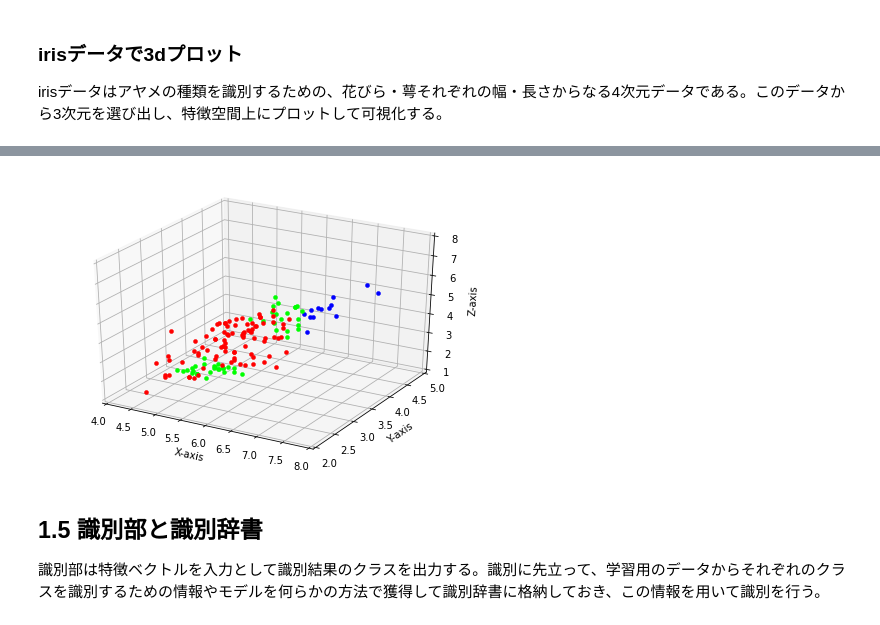
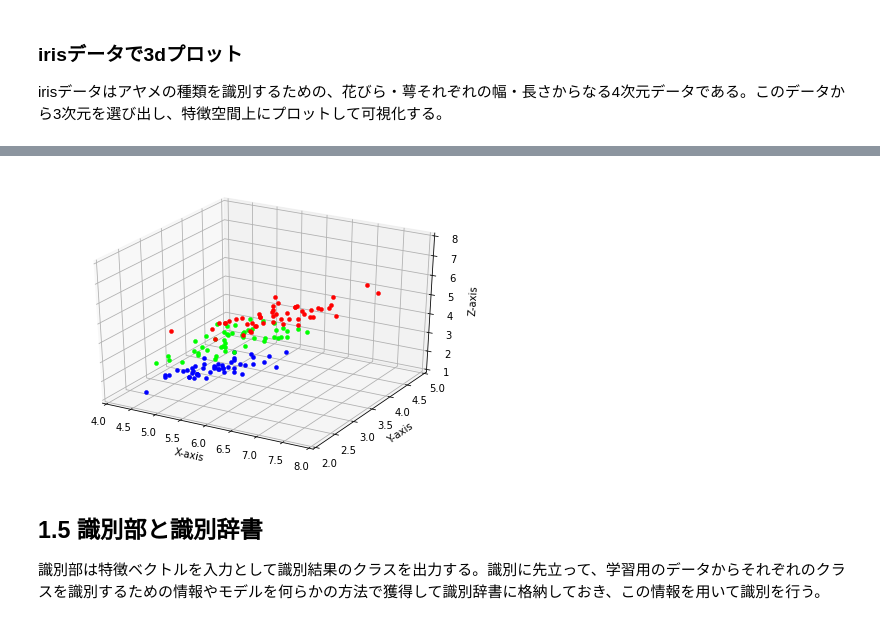
Before and after one commit to MasahiroAraki/SpeechRecognition, a Jupyter notebook: Python/chap01.ipynb, the cells around one changed output, grey strips where cells are left out. Drawn from its saved outputs; the diff is of its cells as text; code cells hidden in the pictures.

```diff
--- a/Python/chap01.ipynb
+++ b/Python/chap01.ipynb
@@ -160,39 +160,39 @@ iris.data           100%[===================>]   4.44K  --.-KB/s    in 0s
 # %%
 import numpy as np
 import matplotlib.pyplot as plt
 from mpl_toolkits.mplot3d import Axes3D
 import pandas as pd
 
 # ファイル読み込み
 df = pd.read_csv('iris.data', header=None, names=['sepallength', 'sepalwidth', 'petallength', 'petalwidth', 'target'])
 d = df.to_numpy()
 
 # グラフ作成
 fig = plt.figure()
 ax = Axes3D(fig)
 
 # 軸ラベルの設定
 ax.set_xlabel("X-axis")
 ax.set_ylabel("Y-axis")
 ax.set_zlabel("Z-axis")
 
 # 表示範囲の設定
 ax.set_xlim(4, 8)
 ax.set_ylim(2, 5)
 ax.set_zlim(1, 8)
 
 # 抽出条件設定
-d1 = d[d[:,0] >= 7]
-d2 = d[(d[:,0] < 7) & ((d[:,1] > 3) & (d[:,1] <= 3.5))]
-d3 = d[(d[:,0] < 7) & ((d[:,1] <= 3) | (d[:,1] > 3.5))]
+d0 = d[d[:,4] == 'Iris-setosa']
+d1 = d[d[:,4] == 'Iris-versicolor']
+d2 = d[d[:,4] == 'Iris-virginica']
 
 # グラフ描画
-ax.plot(d1[:,0], d1[:,1], d1[:,2], "o", color="#0000ff", ms=4, mew=0.5)
-ax.plot(d2[:,0], d2[:,1], d2[:,2], "o", color="#00ff00", ms=4, mew=0.5)
-ax.plot(d3[:,0], d3[:,1], d3[:,2], "o", color="#ff0000", ms=4, mew=0.5)
+ax.plot(d0[:,0], d0[:,1], d0[:,2], "o", color="#0000ff", ms=4, mew=0.5)
+ax.plot(d1[:,0], d1[:,1], d1[:,2], "o", color="#00ff00", ms=4, mew=0.5)
+ax.plot(d2[:,0], d2[:,1], d2[:,2], "o", color="#ff0000", ms=4, mew=0.5)
 plt.show()
 # %% [output]
-[figure, old version]
+[figure, new version]
 # %% [markdown]
 ## 1.5 識別部と識別辞書
 
```
Also changed, not shown: parts of 6 cells of this notebook, 1 other file.
